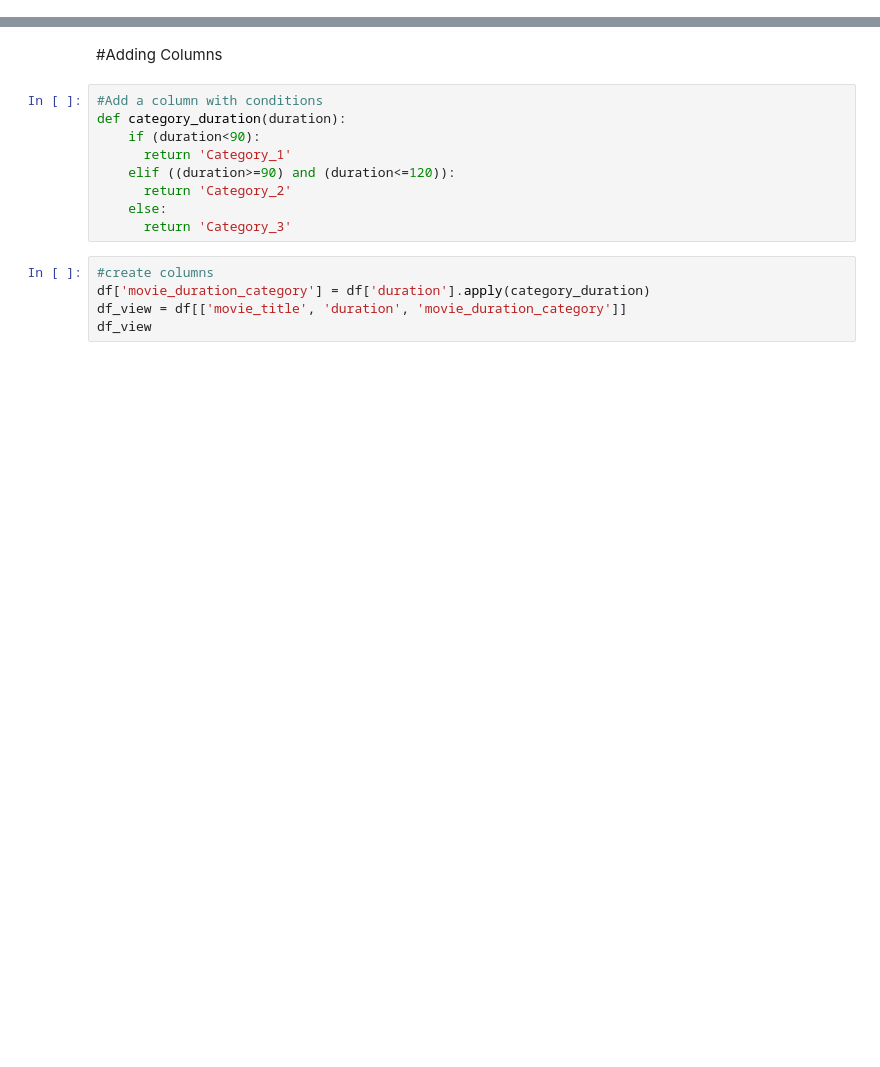
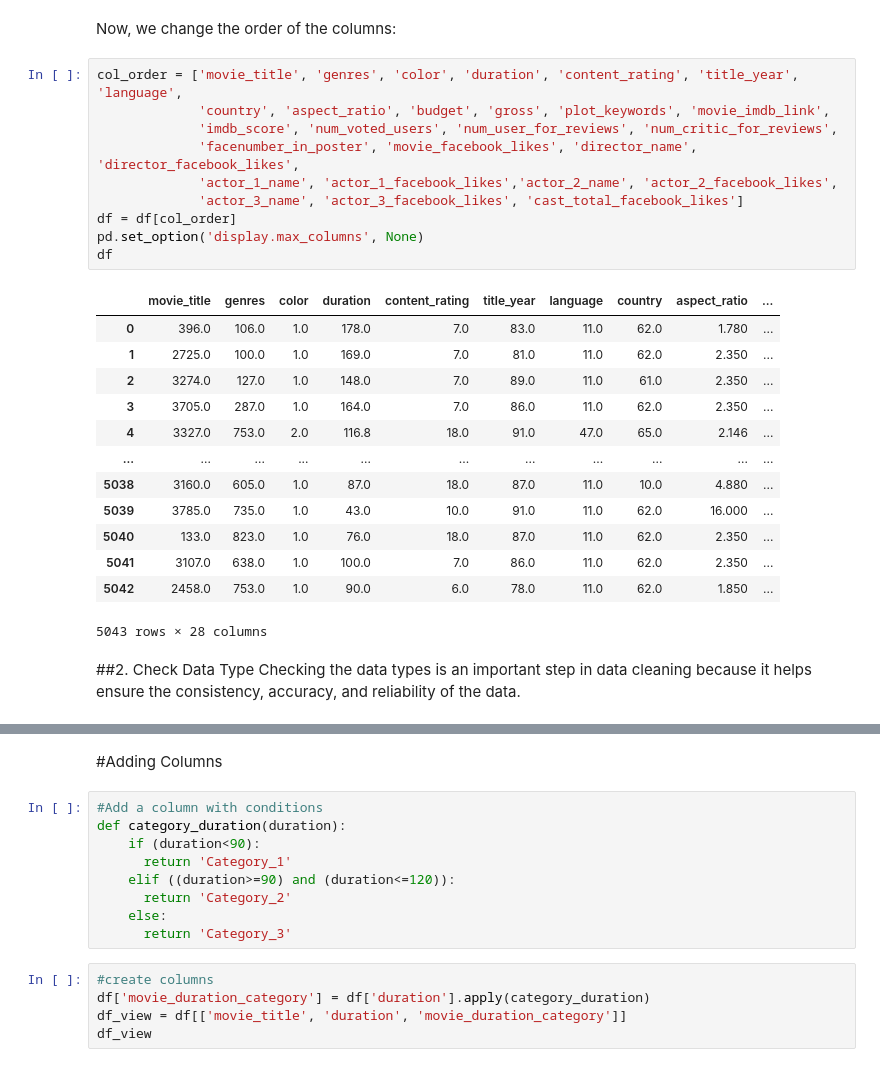
Before and after one commit to FatoniRahmat/Data-Analyst-in-Python, a Jupyter notebook: Movie_Dataset.ipynb, the cells around one changed output, grey strips where cells are left out. Drawn from its saved outputs; the diff is of its cells as text; blank space fills up the shorter version.

```diff
--- a/Movie_Dataset.ipynb
+++ b/Movie_Dataset.ipynb
@@ -70,0 +52,30 @@ Name: duration, dtype: float64
+# %% [markdown]
+
+Now, we change the order of the columns:
+# %%
+col_order = ['movie_title', 'genres', 'color', 'duration', 'content_rating', 'title_year', 'language',
+             'country', 'aspect_ratio', 'budget', 'gross', 'plot_keywords', 'movie_imdb_link',
+             'imdb_score', 'num_voted_users', 'num_user_for_reviews', 'num_critic_for_reviews',
+             'facenumber_in_poster', 'movie_facebook_likes', 'director_name', 'director_facebook_likes',
+             'actor_1_name', 'actor_1_facebook_likes','actor_2_name', 'actor_2_facebook_likes',
+             'actor_3_name', 'actor_3_facebook_likes', 'cast_total_facebook_likes']
+df = df[col_order]
+pd.set_option('display.max_columns', None)
+df
+# %% [output]
+|  | movie_title | genres | color | duration | content_rating | title_year | language | country | aspect_ratio | ... |
+| 0 | 396.0 | 106.0 | 1.0 | 178.0 | 7.0 | 83.0 | 11.0 | 62.0 | 1.780 | ... |
+| 1 | 2725.0 | 100.0 | 1.0 | 169.0 | 7.0 | 81.0 | 11.0 | 62.0 | 2.350 | ... |
+| 2 | 3274.0 | 127.0 | 1.0 | 148.0 | 7.0 | 89.0 | 11.0 | 61.0 | 2.350 | ... |
+| 3 | 3705.0 | 287.0 | 1.0 | 164.0 | 7.0 | 86.0 | 11.0 | 62.0 | 2.350 | ... |
+| 4 | 3327.0 | 753.0 | 2.0 | 116.8 | 18.0 | 91.0 | 47.0 | 65.0 | 2.146 | ... |
+| ... | ... | ... | ... | ... | ... | ... | ... | ... | ... | ... |
+| 5038 | 3160.0 | 605.0 | 1.0 | 87.0 | 18.0 | 87.0 | 11.0 | 10.0 | 4.880 | ... |
+| 5039 | 3785.0 | 735.0 | 1.0 | 43.0 | 10.0 | 91.0 | 11.0 | 62.0 | 16.000 | ... |
+| 5040 | 133.0 | 823.0 | 1.0 | 76.0 | 18.0 | 87.0 | 11.0 | 62.0 | 2.350 | ... |
+| 5041 | 3107.0 | 638.0 | 1.0 | 100.0 | 7.0 | 86.0 | 11.0 | 62.0 | 2.350 | ... |
+| 5042 | 2458.0 | 753.0 | 1.0 | 90.0 | 6.0 | 78.0 | 11.0 | 62.0 | 1.850 | ... |
+5043 rows × 28 columns
+# %% [markdown]
+##2. Check Data Type
+Checking the data types is an important step in data cleaning because it helps ensure the consistency, accuracy, and reliability of the data.
```
Also changed, not shown: parts of 33 cells of this notebook.
